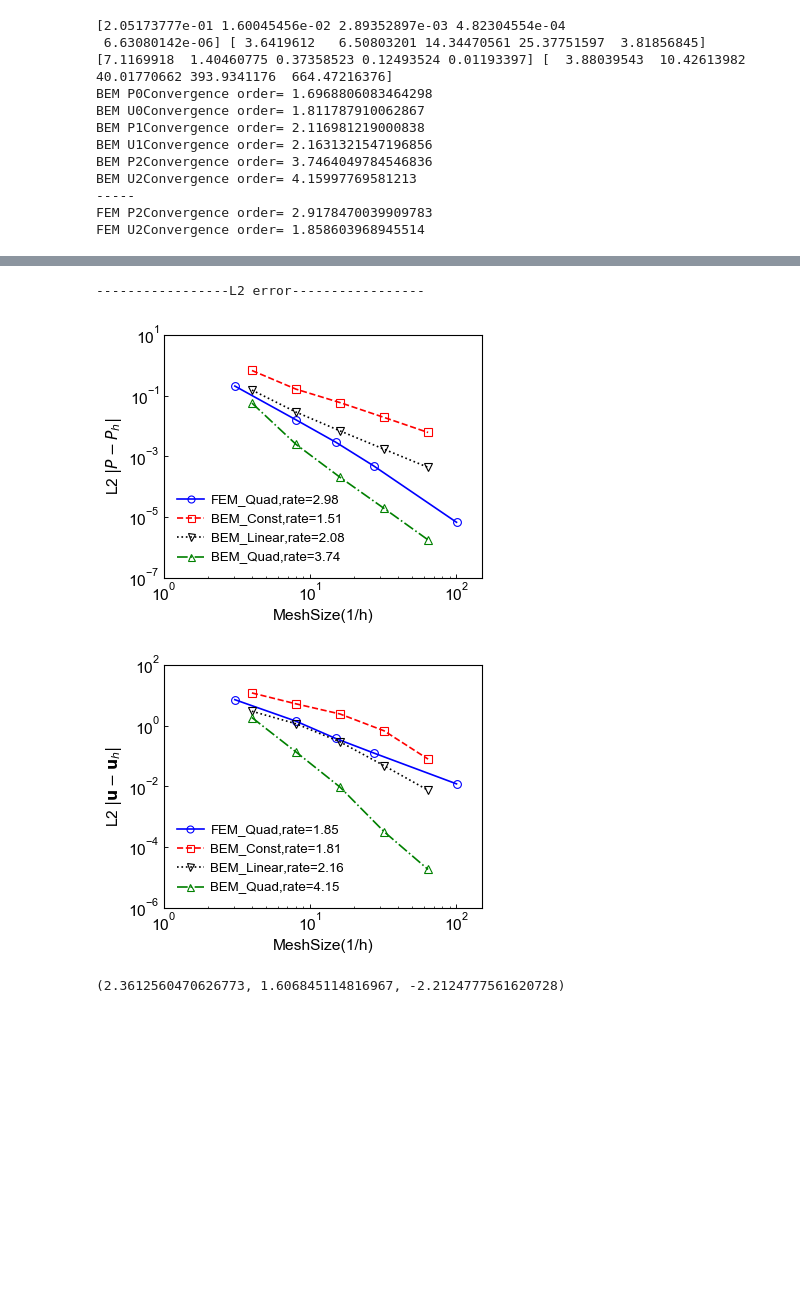
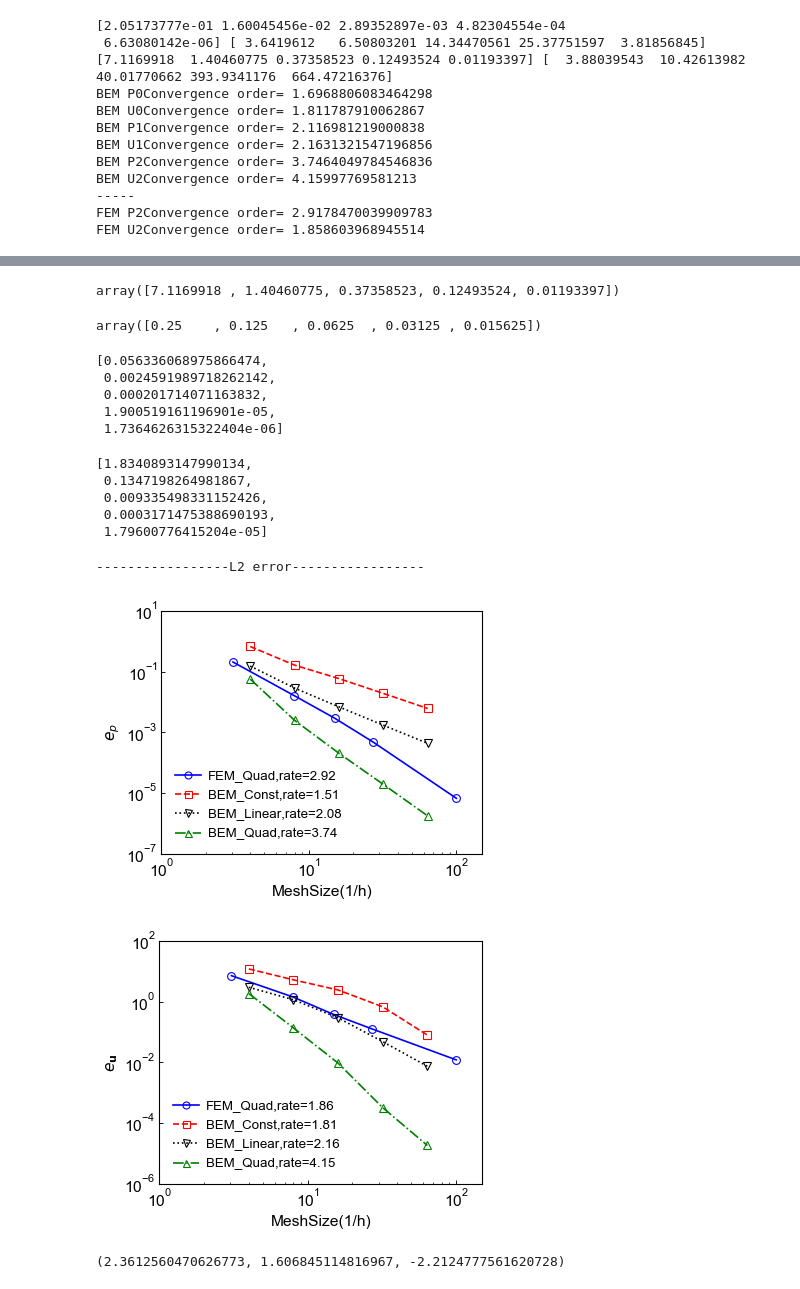
Before and after one commit to BinWang0213/PyBEM2D, a Jupyter notebook: Examples/Unit_Square.ipynb, the cells around one changed output, grey strips where cells are left out. Drawn from its saved outputs; the diff is of its cells as text; code cells hidden in the pictures; blank space fills up the shorter version.

```diff
--- a/Examples/Unit_Square.ipynb
+++ b/Examples/Unit_Square.ipynb
@@ -177,24 +185,48 @@ P2_Err_FEM
+# %%
+U2_Err_FEM
+# %% [output]
+array([7.1169918 , 1.40460775, 0.37358523, 0.12493524, 0.01193397])
+# %%
+h_BEM
+# %% [output]
+array([0.25    , 0.125   , 0.0625  , 0.03125 , 0.015625])
+# %%
+P2_Err_BEM
+# %% [output]
+[0.056336068975866474,
+ 0.0024591989718262142,
+ 0.000201714071163832,
+ 1.900519161196901e-05,
+ 1.7364626315322404e-06]
+# %%
+U2_Err_BEM
+# %% [output]
+[1.8340893147990134,
+ 0.1347198264981867,
+ 0.009335498331152426,
+ 0.0003171475388690193,
+ 1.79600776415204e-05]
 # %%
 from utils import *
 
-DataSetName=['FEM_Quad,rate=2.98','BEM_Const,rate=1.51','BEM_Linear,rate=2.08','BEM_Quad,rate=3.74',]
+DataSetName=['FEM_Quad,rate=2.92','BEM_Const,rate=1.51','BEM_Linear,rate=2.08','BEM_Quad,rate=3.74',]
 MeshSize=[1/h_FEM,1/h_BEM,1/h_BEM,1/h_BEM]
 P_L2=[P2_Err_FEM,P0_Err_BEM,P1_Err_BEM,P2_Err_BEM]
 
 print("-----------------L2 error-----------------")
 plotTables(X=MeshSize,Y=P_L2, DataNames=DataSetName,
-           XLable='MeshSize(1/h)',YLabel='L2 $|P-P_h|$',Xlim=[1,150],Ylim=[1e-7,10],
+           XLable='MeshSize(1/h)',YLabel='$e_p$',Xlim=[1,150],Ylim=[1e-7,10],
            img_fname='L2_Pressure.pdf',logXY=True)
 
-DataSetName=['FEM_Quad,rate=1.85','BEM_Const,rate=1.81','BEM_Linear,rate=2.16','BEM_Quad,rate=4.15',]
+DataSetName=['FEM_Quad,rate=1.86','BEM_Const,rate=1.81','BEM_Linear,rate=2.16','BEM_Quad,rate=4.15',]
 U_L2=[U2_Err_FEM,U0_Err_BEM,U1_Err_BEM,U2_Err_BEM]
 plotTables(X=MeshSize,Y=U_L2, DataNames=DataSetName,
-           XLable='MeshSize(1/h)',YLabel='L2 $|\mathbf{u}-\mathbf{u}_h|$',Xlim=[1,150],Ylim=[1e-6,100],
+           XLable='MeshSize(1/h)',YLabel='$e_\mathbf{u}$',Xlim=[1,150],Ylim=[1e-6,100],
            img_fname='L2_Velocity.pdf',logXY=True)
 # %% [output]
 -----------------L2 error-----------------
-[figure, old version]
+[figure, new version]
-[figure, old version]
+[figure, new version]
 # %%
 xx=BEM_Case1.PostProcess.plot_Solution(exact_sol=ExactSol,resolution=40,SubPlots=['P'],img_fname='Exact_Field.pdf')
 # %%
```
Also changed, not shown: parts of 2 cells of this notebook, 3 other files.
